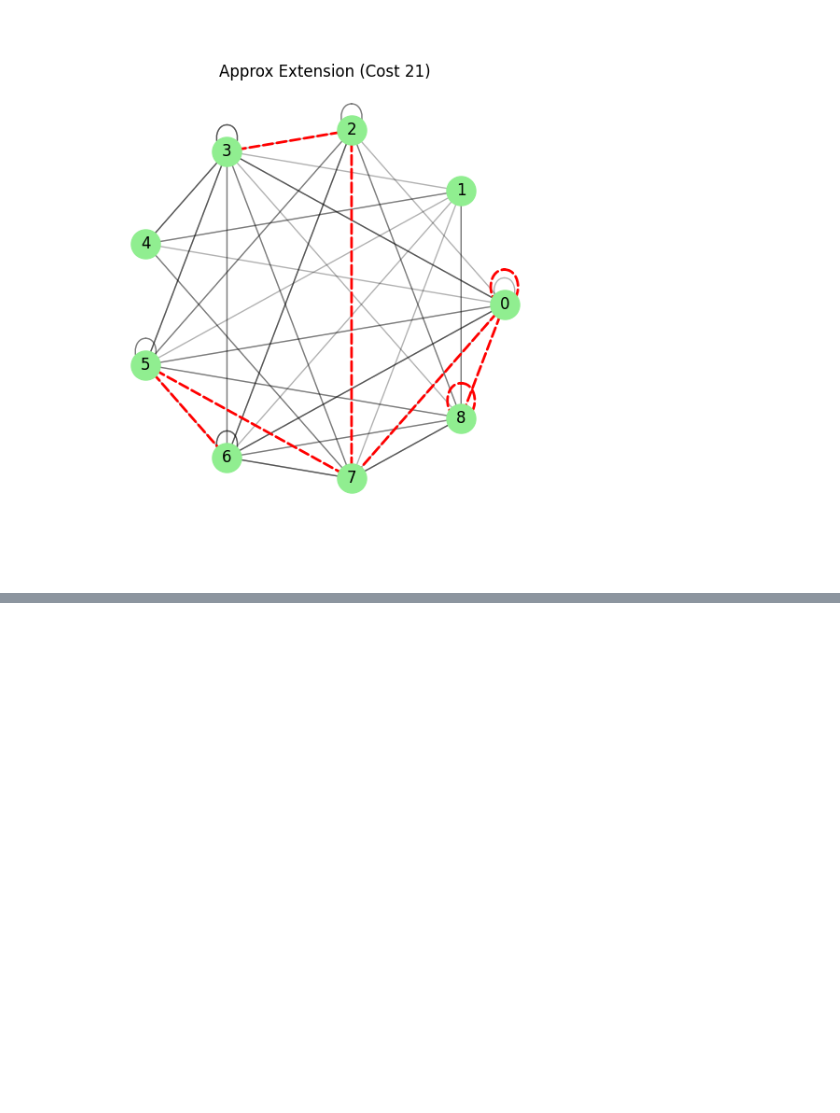
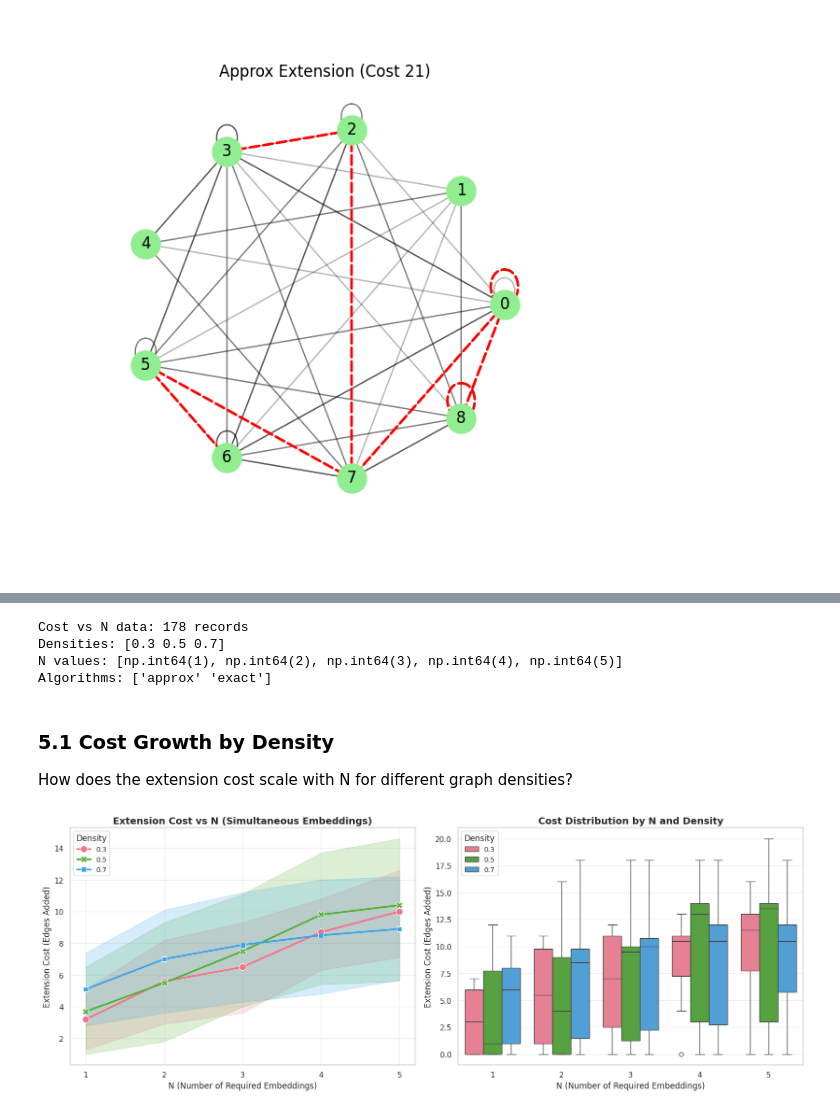
Before and after one commit to mvishiu11/AAC, a Jupyter notebook: benchmark/analysis.ipynb, the cells around one changed output, grey strips where cells are left out. Drawn from its saved outputs; the diff is of its cells as text; code cells hidden in the pictures; blank space fills up the shorter version.

Commit message:
feat: add n cost experiment

```diff
--- a/benchmark/analysis.ipynb
+++ b/benchmark/analysis.ipynb
@@ -171,0 +187,60 @@ Visual Comparison of Extensions (Red Dashed Lines = Added Edges)
+# %%
+# Filter Cost vs N data
+cost_n_df = df[df['experiment'] == 'cost_vs_n'].copy()
+
+if len(cost_n_df) > 0:
+    print(f"Cost vs N data: {len(cost_n_df)} records")
+    print(f"Densities: {cost_n_df['density'].unique()}")
+    print(f"N values: {sorted(cost_n_df['n_mappings'].unique())}")
+    print(f"Algorithms: {cost_n_df['algorithm'].unique()}")
+else:
+    print("No cost_vs_n data found. Run: make run ARGS='cost_vs_n'")
+# %% [output]
+Cost vs N data: 178 records
+Densities: [0.3 0.5 0.7]
+N values: [np.int64(1), np.int64(2), np.int64(3), np.int64(4), np.int64(5)]
+Algorithms: ['approx' 'exact']
+# %% [markdown]
+### 5.1 Cost Growth by Density
+
+How does the extension cost scale with N for different graph densities?
+# %%
+if len(cost_n_df) > 0:
+    # Main visualization: Cost vs N for different densities
+    approx_df = cost_n_df[cost_n_df['algorithm'] == 'approx']
+
+    fig, axes = plt.subplots(1, 2, figsize=(16, 6))
+
+    # Left plot: Line plot with confidence intervals
+    ax1 = axes[0]
+    palette = sns.color_palette("husl", n_colors=len(approx_df['density'].unique()))
+
+    sns.lineplot(data=approx_df, x='n_mappings', y='cost', hue='density',
+                 style='density', markers=True, dashes=False,
+                 linewidth=2.5, markersize=10, palette=palette, ax=ax1,
+                 err_style='band', errorbar=('ci', 95))
+
+    ax1.set_title("Extension Cost vs N (Simultaneous Embeddings)", fontsize=14, fontweight='bold')
+    ax1.set_xlabel("N (Number of Required Embeddings)", fontsize=12)
+    ax1.set_ylabel("Extension Cost (Edges Added)", fontsize=12)
+    ax1.legend(title="Density", fontsize=10)
+    ax1.grid(True, alpha=0.3)
+    ax1.set_xticks(sorted(approx_df['n_mappings'].unique()))
+
+    # Right plot: Box plot showing variance
+    ax2 = axes[1]
+    sns.boxplot(data=approx_df, x='n_mappings', y='cost', hue='density',
+                palette=palette, ax=ax2)
+
+    ax2.set_title("Cost Distribution by N and Density", fontsize=14, fontweight='bold')
+    ax2.set_xlabel("N (Number of Required Embeddings)", fontsize=12)
+    ax2.set_ylabel("Extension Cost (Edges Added)", fontsize=12)
+    ax2.legend(title="Density", fontsize=10)
+    ax2.grid(True, axis='y', alpha=0.3)
+
+    plt.tight_layout()
+    plt.show()
+else:
+    print("No data available for this visualization.")
+# %% [output]
+[figure, added]
```
Also changed, not shown: parts of 12 cells of this notebook, 8 other files.
